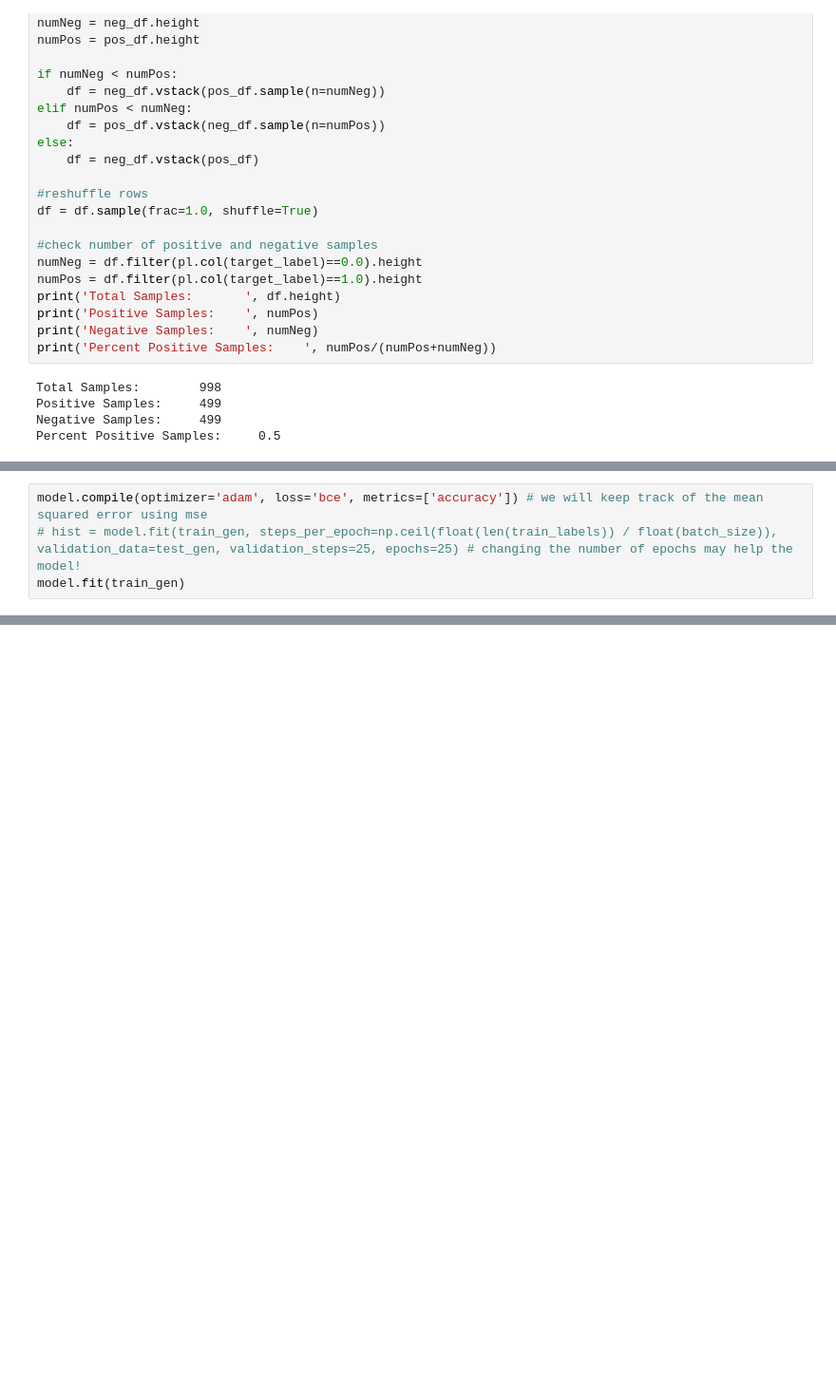
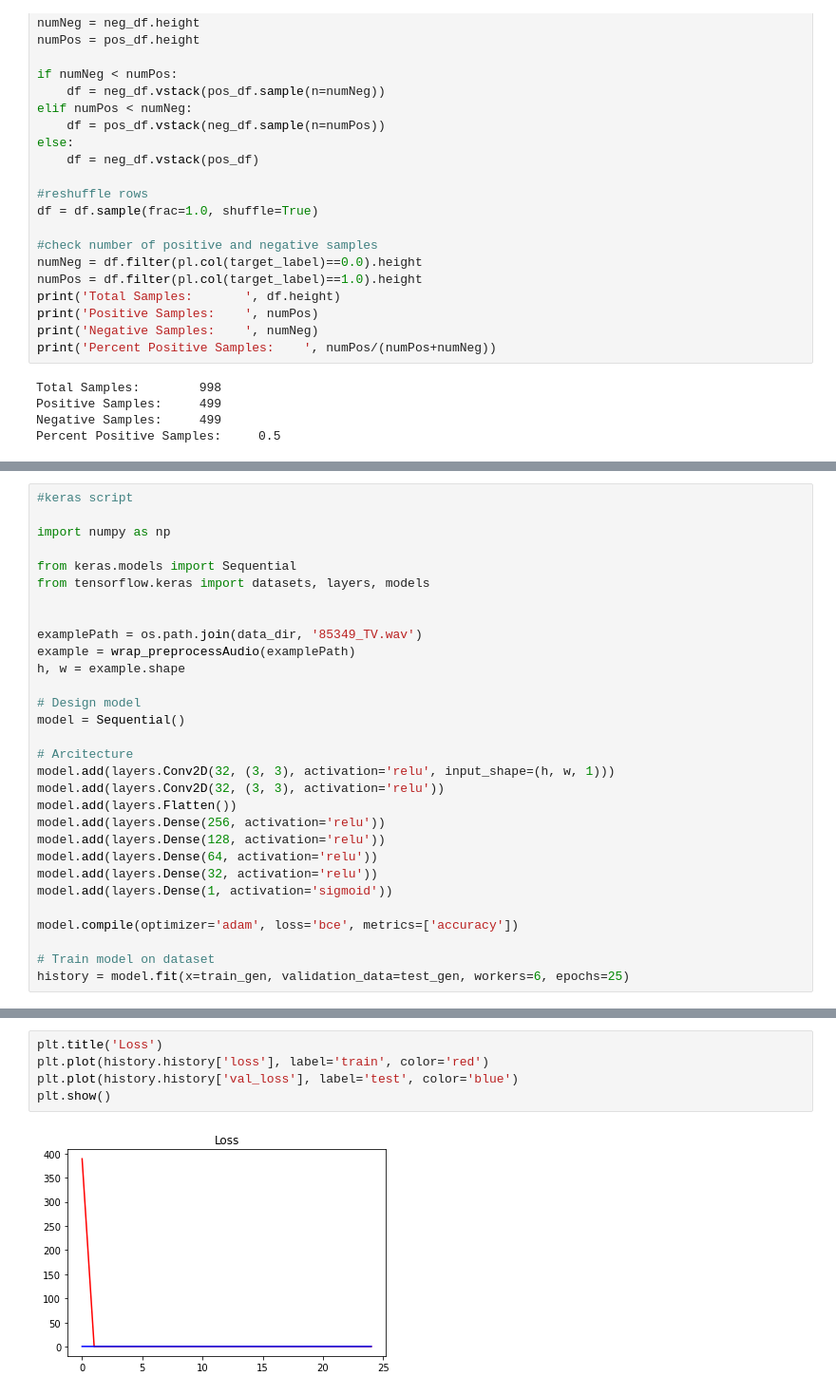
Before and after one commit to tiaan-b/GBM-Challenge-2022, a Jupyter notebook: src/tensorflowInput.ipynb, the cells around one changed output, grey strips where cells are left out. Shown at 95% size. Saved outputs shown, nothing was run; the diff lists cells and outputs as text; blank space fills up the shorter version.

Commit message:
trained tensorflow model

```diff
--- a/src/tensorflowInput.ipynb
+++ b/src/tensorflowInput.ipynb
@@ -273,4 +245,0 @@ model.add(Dense(1, activation='sigmoid'))
-# %%
-model.compile(optimizer='adam', loss='bce', metrics=['accuracy']) # we will keep track of the mean squared error using mse
-# hist = model.fit(train_gen, steps_per_epoch=np.ceil(float(len(train_labels)) / float(batch_size)), validation_data=test_gen, validation_steps=25, epochs=25) # changing the number of epochs may help the model!
-model.fit(train_gen)
@@ -290,0 +246,30 @@ x.shape
+# %%
+#keras script
+
+import numpy as np
+
+from keras.models import Sequential
+from tensorflow.keras import datasets, layers, models
+
+
+examplePath = os.path.join(data_dir, '85349_TV.wav')
+example = wrap_preprocessAudio(examplePath)
+h, w = example.shape
+
+# Design model
+model = Sequential()
+
+# Arcitecture
+model.add(layers.Conv2D(32, (3, 3), activation='relu', input_shape=(h, w, 1)))
+model.add(layers.Conv2D(32, (3, 3), activation='relu'))
+model.add(layers.Flatten())
+model.add(layers.Dense(256, activation='relu'))
+model.add(layers.Dense(128, activation='relu'))
+model.add(layers.Dense(64, activation='relu'))
+model.add(layers.Dense(32, activation='relu'))
+model.add(layers.Dense(1, activation='sigmoid'))
+
+model.compile(optimizer='adam', loss='bce', metrics=['accuracy'])
+
+# Train model on dataset
+history = model.fit(x=train_gen, validation_data=test_gen, workers=6, epochs=25)
@@ -290,0 +294,7 @@ x.shape
+# %%
+plt.title('Loss')
+plt.plot(history.history['loss'], label='train', color='red')
+plt.plot(history.history['val_loss'], label='test', color='blue')
+plt.show()
+# %% [output]
+[figure, added]
```
Also changed, not shown: parts of 13 cells of this notebook.
